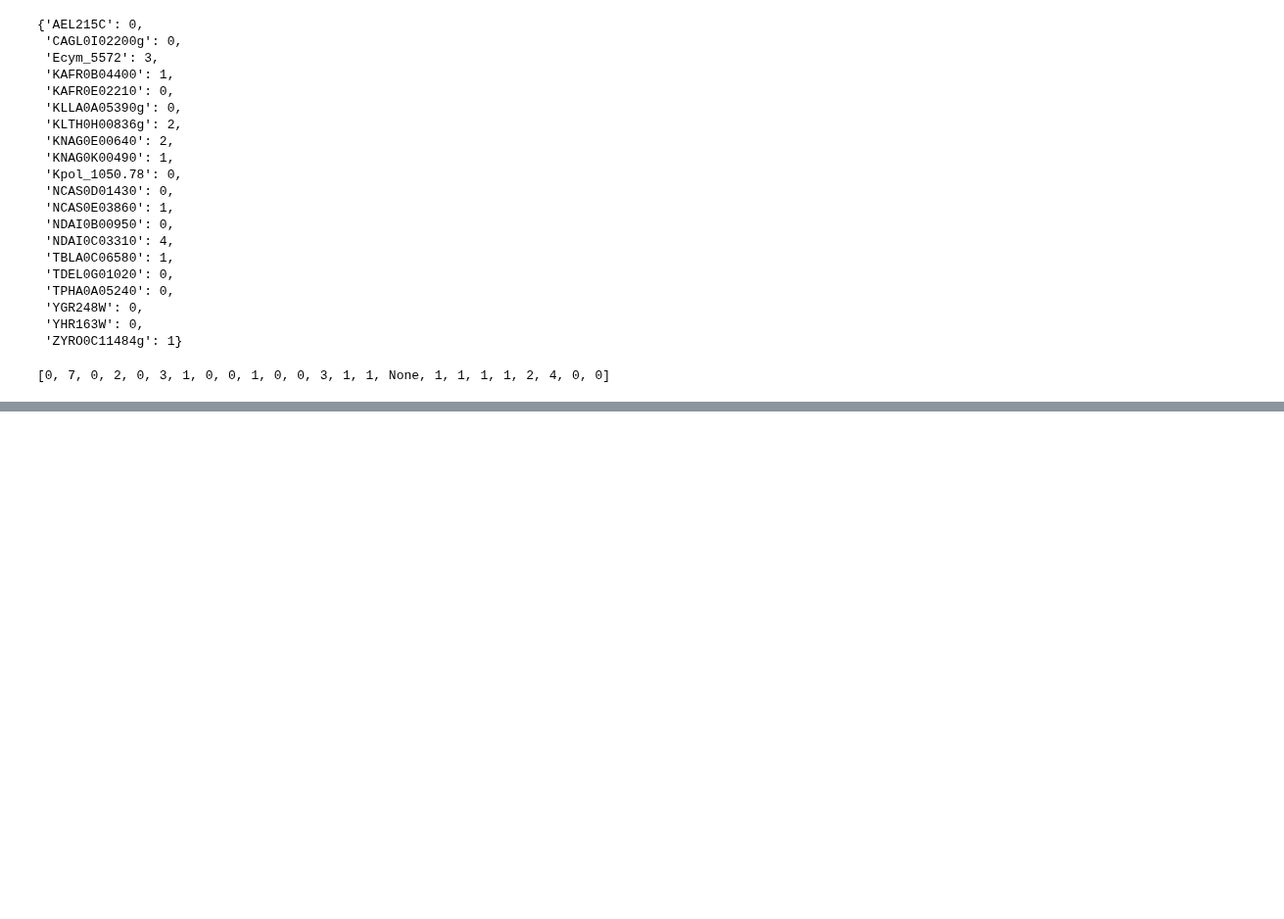
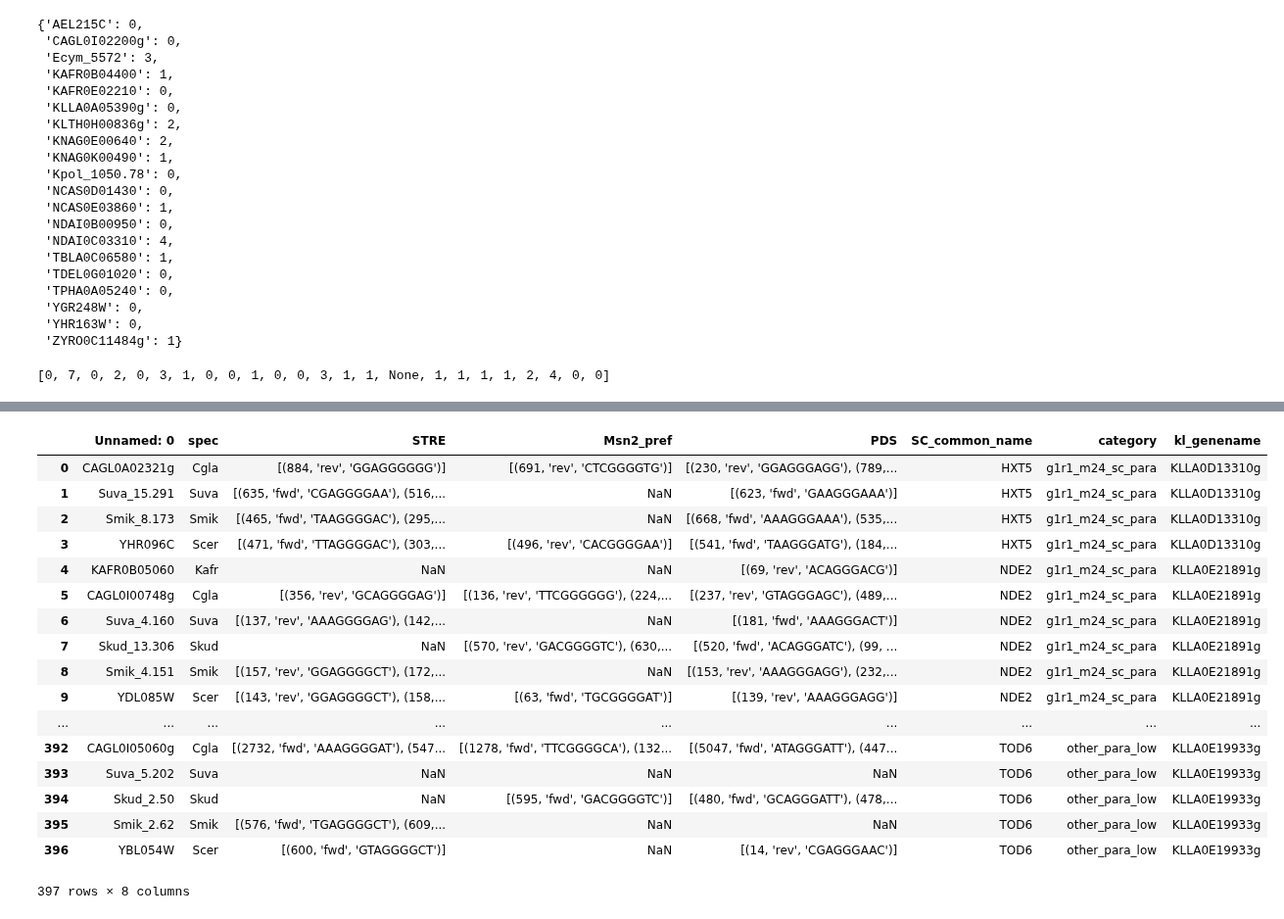
Before and after one commit to heineike02/yeast_esr_expression_analysis, a Jupyter notebook: scripts/20180201_promoter_motif_phylogeny.ipynb, the cells around one changed output, grey strips where cells are left out. Shown at 98% size. Cells and saved outputs as stored; diff of their text form; code cells hidden in the pictures; blank space fills up the shorter version.

```diff
--- a/scripts/20180201_promoter_motif_phylogeny.ipynb
+++ b/scripts/20180201_promoter_motif_phylogeny.ipynb
@@ -512,0 +681,23 @@ binding_site_table.to_csv(os.path.normpath(data_processing_dir + 'promoter_phylo
+# %%
+full_output = pd.read_csv(data_processing_dir + 'promoter_phylogenies/gis1_rph1_STRE_PDS_hits.csv')
+# %%
+full_output
+# %% [output]
+|  | Unnamed: 0 | spec | STRE | Msn2_pref | PDS | SC_common_name | category | kl_genename |
+| 0 | CAGL0A02321g | Cgla | [(884, 'rev', 'GGAGGGGGG')] | [(691, 'rev', 'CTCGGGGTG')] | [(230, 'rev', 'GGAGGGAGG'), (789,... | HXT5 | g1r1_m24_sc_para | KLLA0D13310g |
+| 1 | Suva_15.291 | Suva | [(635, 'fwd', 'CGAGGGGAA'), (516,... | NaN | [(623, 'fwd', 'GAAGGGAAA')] | HXT5 | g1r1_m24_sc_para | KLLA0D13310g |
+| 2 | Smik_8.173 | Smik | [(465, 'fwd', 'TAAGGGGAC'), (295,... | NaN | [(668, 'fwd', 'AAAGGGAAA'), (535,... | HXT5 | g1r1_m24_sc_para | KLLA0D13310g |
+| 3 | YHR096C | Scer | [(471, 'fwd', 'TTAGGGGAC'), (303,... | [(496, 'rev', 'CACGGGGAA')] | [(541, 'fwd', 'TAAGGGATG'), (184,... | HXT5 | g1r1_m24_sc_para | KLLA0D13310g |
+| 4 | KAFR0B05060 | Kafr | NaN | NaN | [(69, 'rev', 'ACAGGGACG')] | NDE2 | g1r1_m24_sc_para | KLLA0E21891g |
+| 5 | CAGL0I00748g | Cgla | [(356, 'rev', 'GCAGGGGAG')] | [(136, 'rev', 'TTCGGGGGG'), (224,... | [(237, 'rev', 'GTAGGGAGC'), (489,... | NDE2 | g1r1_m24_sc_para | KLLA0E21891g |
+| 6 | Suva_4.160 | Suva | [(137, 'rev', 'AAAGGGGAG'), (142,... | NaN | [(181, 'fwd', 'AAAGGGACT')] | NDE2 | g1r1_m24_sc_para | KLLA0E21891g |
+| 7 | Skud_13.306 | Skud | NaN | [(570, 'rev', 'GACGGGGTC'), (630,... | [(520, 'fwd', 'ACAGGGATC'), (99, ... | NDE2 | g1r1_m24_sc_para | KLLA0E21891g |
+| 8 | Smik_4.151 | Smik | [(157, 'rev', 'GGAGGGGCT'), (172,... | NaN | [(153, 'rev', 'AAAGGGAGG'), (232,... | NDE2 | g1r1_m24_sc_para | KLLA0E21891g |
+| 9 | YDL085W | Scer | [(143, 'rev', 'GGAGGGGCT'), (158,... | [(63, 'fwd', 'TGCGGGGAT')] | [(139, 'rev', 'AAAGGGAGG')] | NDE2 | g1r1_m24_sc_para | KLLA0E21891g |
+| ... | ... | ... | ... | ... | ... | ... | ... | ... |
+| 392 | CAGL0I05060g | Cgla | [(2732, 'fwd', 'AAAGGGGAT'), (547... | [(1278, 'fwd', 'TTCGGGGCA'), (132... | [(5047, 'fwd', 'ATAGGGATT'), (447... | TOD6 | other_para_low | KLLA0E19933g |
+| 393 | Suva_5.202 | Suva | NaN | NaN | NaN | TOD6 | other_para_low | KLLA0E19933g |
+| 394 | Skud_2.50 | Skud | NaN | [(595, 'fwd', 'GACGGGGTC')] | [(480, 'fwd', 'GCAGGGATT'), (478,... | TOD6 | other_para_low | KLLA0E19933g |
+| 395 | Smik_2.62 | Smik | [(576, 'fwd', 'TGAGGGGCT'), (609,... | NaN | NaN | TOD6 | other_para_low | KLLA0E19933g |
+| 396 | YBL054W | Scer | [(600, 'fwd', 'GTAGGGGCT')] | NaN | [(14, 'rev', 'CGAGGGAAC')] | TOD6 | other_para_low | KLLA0E19933g |
+397 rows × 8 columns
```
Also changed, not shown: parts of 31 cells of this notebook, 8 other files.
